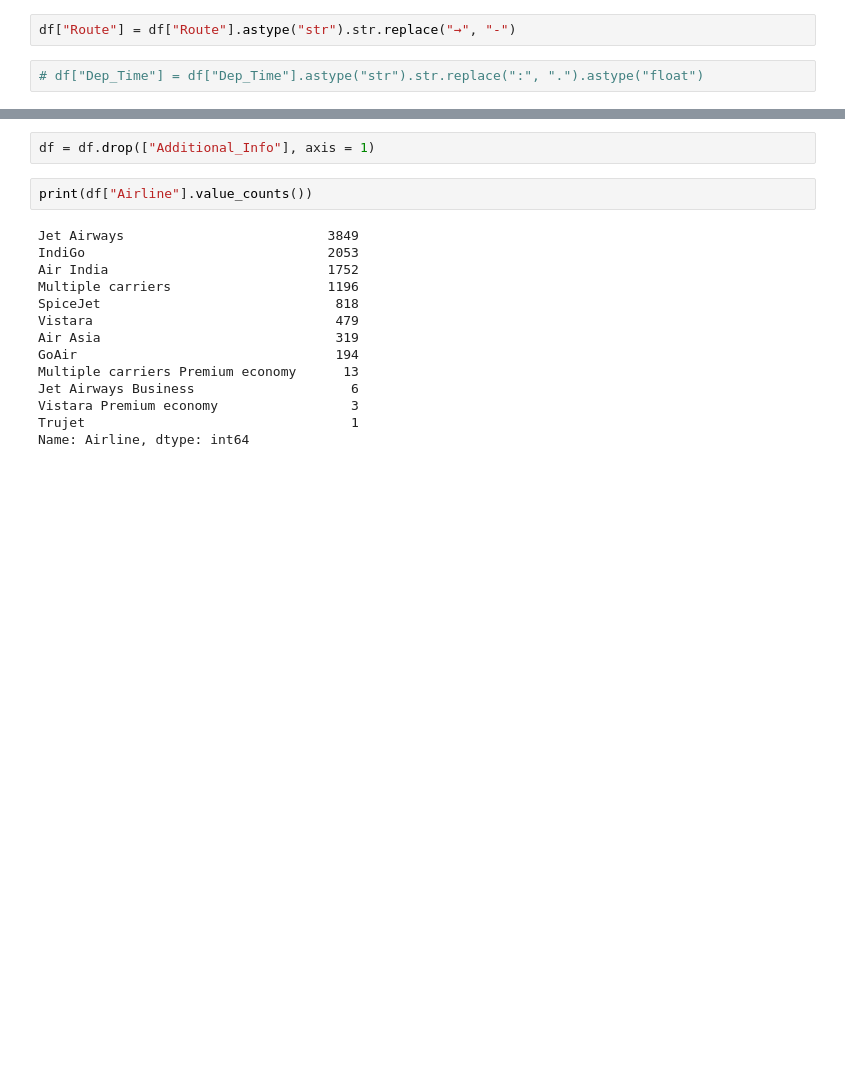
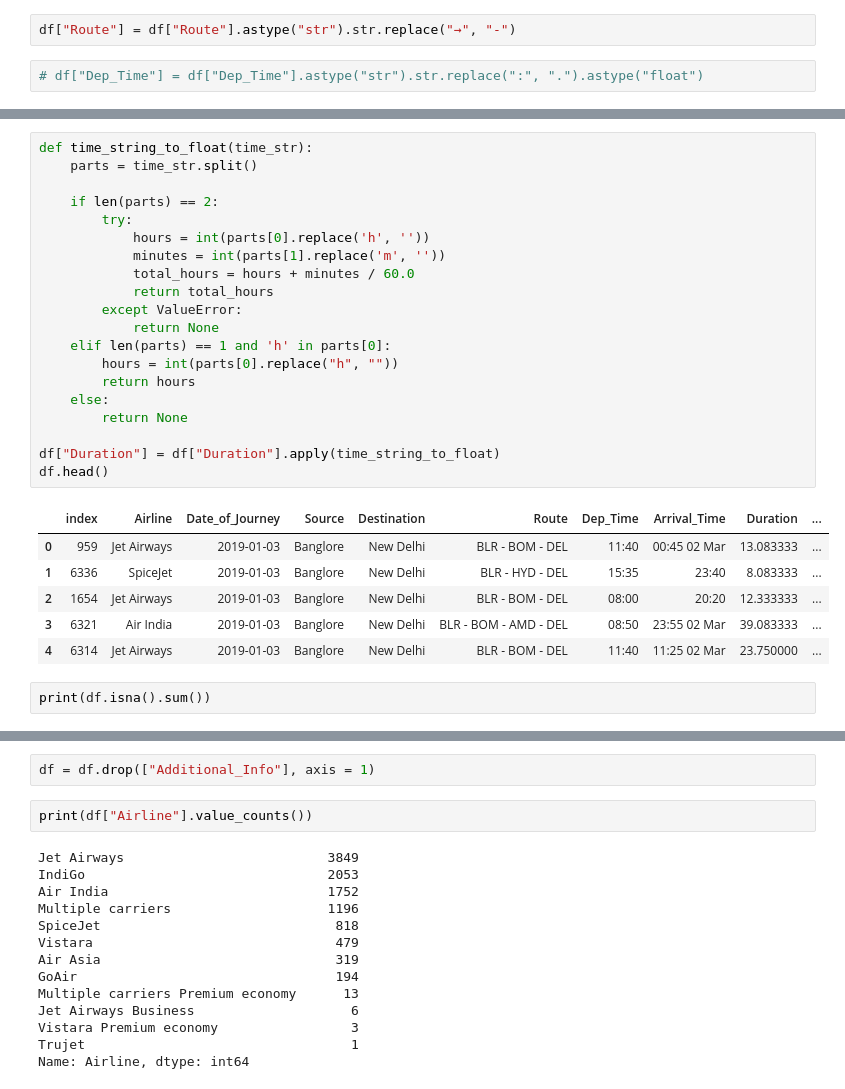
Before and after one commit to mehratif1/Flight_Price_Analysis, a Jupyter notebook: Project1.ipynb, the cells around one changed output, grey strips where cells are left out. Drawn from its saved outputs; the diff is of its cells as text; blank space fills up the shorter version.

```diff
--- a/Project1.ipynb
+++ b/Project1.ipynb
@@ -58,0 +68,29 @@ df.head()
+# %%
+def time_string_to_float(time_str):
+    parts = time_str.split()
+
+    if len(parts) == 2:
+        try:
+            hours = int(parts[0].replace('h', ''))
+            minutes = int(parts[1].replace('m', ''))
+            total_hours = hours + minutes / 60.0
+            return total_hours
+        except ValueError:
+            return None
+    elif len(parts) == 1 and 'h' in parts[0]:
+        hours = int(parts[0].replace("h", ""))
+        return hours
+    else:
+        return None
+
+df["Duration"] = df["Duration"].apply(time_string_to_float)
+df.head()
+# %% [output]
+|  | index | Airline | Date_of_Journey | Source | Destination | Route | Dep_Time | Arrival_Time | Duration | ... |
+| 0 | 959 | Jet Airways | 2019-01-03 | Banglore | New Delhi | BLR - BOM - DEL | 11:40 | 00:45 02 Mar | 13.083333 | ... |
+| 1 | 6336 | SpiceJet | 2019-01-03 | Banglore | New Delhi | BLR - HYD - DEL | 15:35 | 23:40 | 8.083333 | ... |
+| 2 | 1654 | Jet Airways | 2019-01-03 | Banglore | New Delhi | BLR - BOM - DEL | 08:00 | 20:20 | 12.333333 | ... |
+| 3 | 6321 | Air India | 2019-01-03 | Banglore | New Delhi | BLR - BOM - AMD - DEL | 08:50 | 23:55 02 Mar | 39.083333 | ... |
+| 4 | 6314 | Jet Airways | 2019-01-03 | Banglore | New Delhi | BLR - BOM - DEL | 11:40 | 11:25 02 Mar | 23.750000 | ... |
+# %%
+print(df.isna().sum())
```
Also changed, not shown: parts of 18 cells of this notebook.
